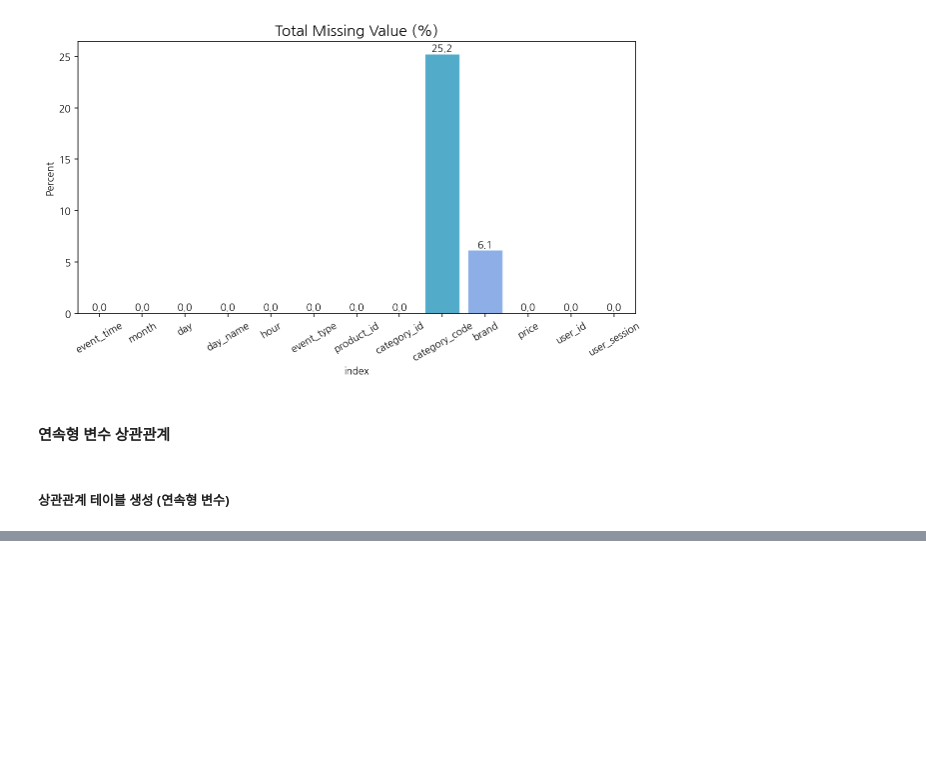
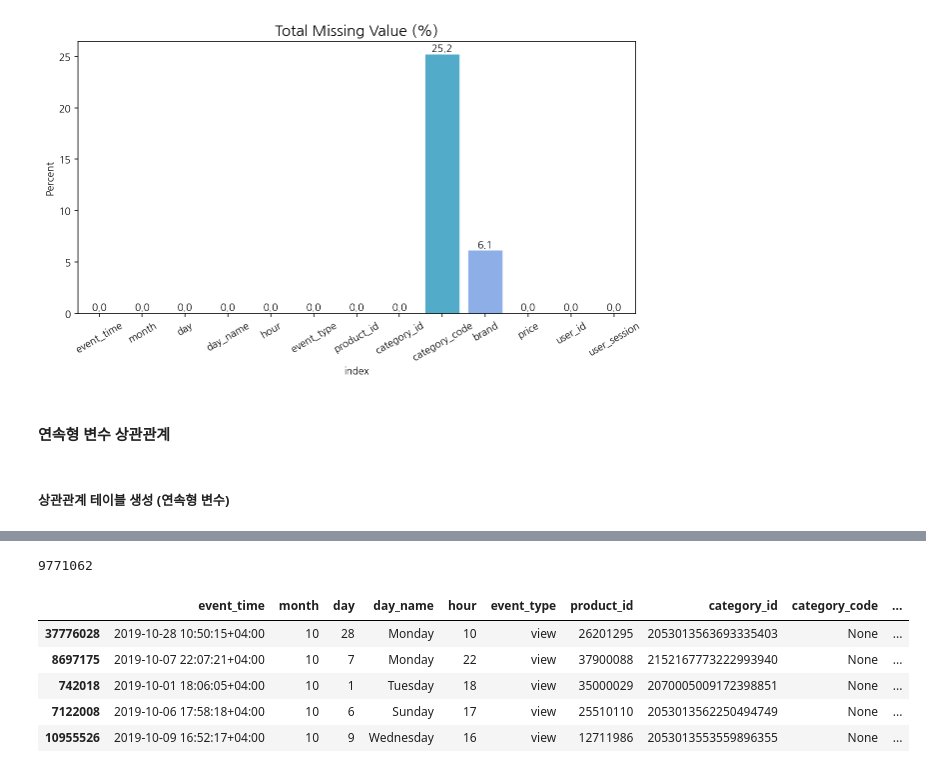
Before and after one commit to benidjor/ecommerce-behavior-data-analysis, a Jupyter notebook: tsj_data/2019_oct_eda.ipynb, the cells around one changed output, grey strips where cells are left out. Cells and saved outputs as stored; diff of their text form; code cells hidden in the pictures; blank space fills up the shorter version.

```diff
--- a/tsj_data/2019_oct_eda.ipynb
+++ b/tsj_data/2019_oct_eda.ipynb
@@ -478,0 +593,4 @@ no_both_null[null_cond_2].shape
+# %%
+from sklearn.model_selection import train_test_split
+
+train, test = train_test_split(no_both_null, test_size=0.3, random_state=42)
@@ -478,0 +607,2 @@ no_both_null[null_cond_2].shape
+# %%
+null_train = train[no_category]
@@ -494,0 +667,13 @@ no_both_null
+# %%
+imputed_train.shape[0] + imputed_val.shape[0] + imputed_test.shape[0]
+# %% [output]
+9771062
+# %%
+imputed_train.head()
+# %% [output]
+|  | event_time | month | day | day_name | hour | event_type | product_id | category_id | category_code | ... |
+| 37776028 | 2019-10-28 10:50:15+04:00 | 10 | 28 | Monday | 10 | view | 26201295 | 2053013563693335403 | None | ... |
+| 8697175 | 2019-10-07 22:07:21+04:00 | 10 | 7 | Monday | 22 | view | 37900088 | 2152167773222993940 | None | ... |
+| 742018 | 2019-10-01 18:06:05+04:00 | 10 | 1 | Tuesday | 18 | view | 35000029 | 2070005009172398851 | None | ... |
+| 7122008 | 2019-10-06 17:58:18+04:00 | 10 | 6 | Sunday | 17 | view | 25510110 | 2053013562250494749 | None | ... |
+| 10955526 | 2019-10-09 16:52:17+04:00 | 10 | 9 | Wednesday | 16 | view | 12711986 | 2053013553559896355 | None | ... |
```
Also changed, not shown: parts of 65 cells of this notebook.
